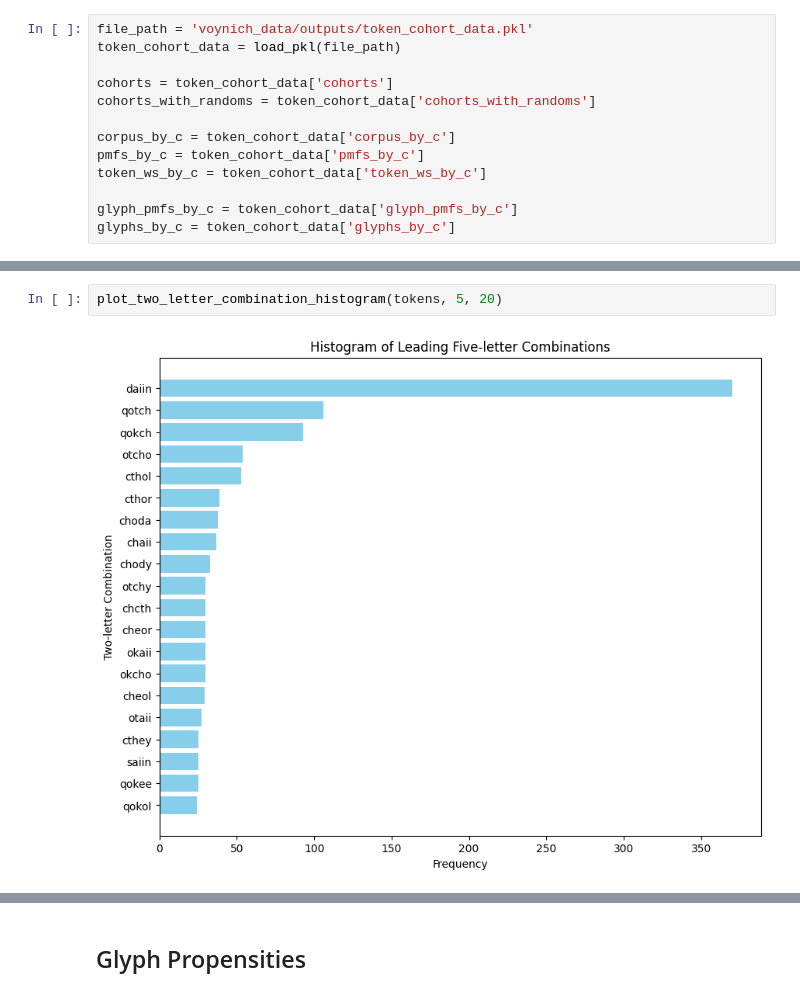
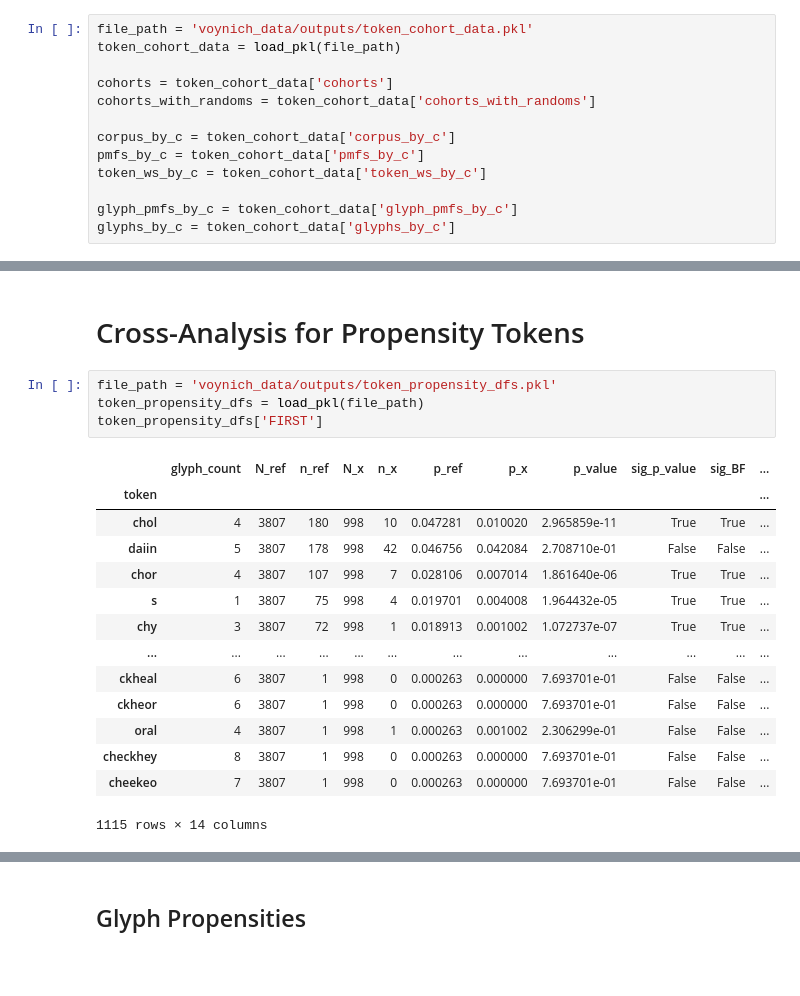
Before and after one commit to andrewsteckley/Z01-SOM_Histocrypt_24, a Jupyter notebook: Z01.5 Extra Analyses.ipynb, the cells around one changed output, grey strips where cells are left out. Drawn from its saved outputs; the diff is of its cells as text; blank space fills up the shorter version.

```diff
--- a/Z01.5 Extra Analyses.ipynb
+++ b/Z01.5 Extra Analyses.ipynb
@@ -368,4 +51,21 @@ plot_two_letter_combination_histogram(tokens, 4, 20, dir='Lead')
-# %%
-plot_two_letter_combination_histogram(tokens, 5, 20)
-# %% [output]
-[figure, removed]
+# %% [markdown]
+# Cross-Analysis for Propensity Tokens
+# %%
+file_path = 'voynich_data/outputs/token_propensity_dfs.pkl'
+token_propensity_dfs = load_pkl(file_path)
+token_propensity_dfs['FIRST']
+# %% [output]
+|  | glyph_count | N_ref | n_ref | N_x | n_x | p_ref | p_x | p_value | sig_p_value | sig_BF | ... |
+| token |  |  |  |  |  |  |  |  |  |  | ... |
+| chol | 4 | 3807 | 180 | 998 | 10 | 0.047281 | 0.010020 | 2.965859e-11 | True | True | ... |
+| daiin | 5 | 3807 | 178 | 998 | 42 | 0.046756 | 0.042084 | 2.708710e-01 | False | False | ... |
+| chor | 4 | 3807 | 107 | 998 | 7 | 0.028106 | 0.007014 | 1.861640e-06 | True | True | ... |
+| s | 1 | 3807 | 75 | 998 | 4 | 0.019701 | 0.004008 | 1.964432e-05 | True | True | ... |
+| chy | 3 | 3807 | 72 | 998 | 1 | 0.018913 | 0.001002 | 1.072737e-07 | True | True | ... |
+| ... | ... | ... | ... | ... | ... | ... | ... | ... | ... | ... | ... |
+| ckheal | 6 | 3807 | 1 | 998 | 0 | 0.000263 | 0.000000 | 7.693701e-01 | False | False | ... |
+| ckheor | 6 | 3807 | 1 | 998 | 0 | 0.000263 | 0.000000 | 7.693701e-01 | False | False | ... |
+| oral | 4 | 3807 | 1 | 998 | 1 | 0.000263 | 0.001002 | 2.306299e-01 | False | False | ... |
+| checkhey | 8 | 3807 | 1 | 998 | 0 | 0.000263 | 0.000000 | 7.693701e-01 | False | False | ... |
+| cheekeo | 7 | 3807 | 1 | 998 | 0 | 0.000263 | 0.000000 | 7.693701e-01 | False | False | ... |
+1115 rows × 14 columns
```
Also changed, not shown: parts of 35 cells of this notebook, 1 other file.
